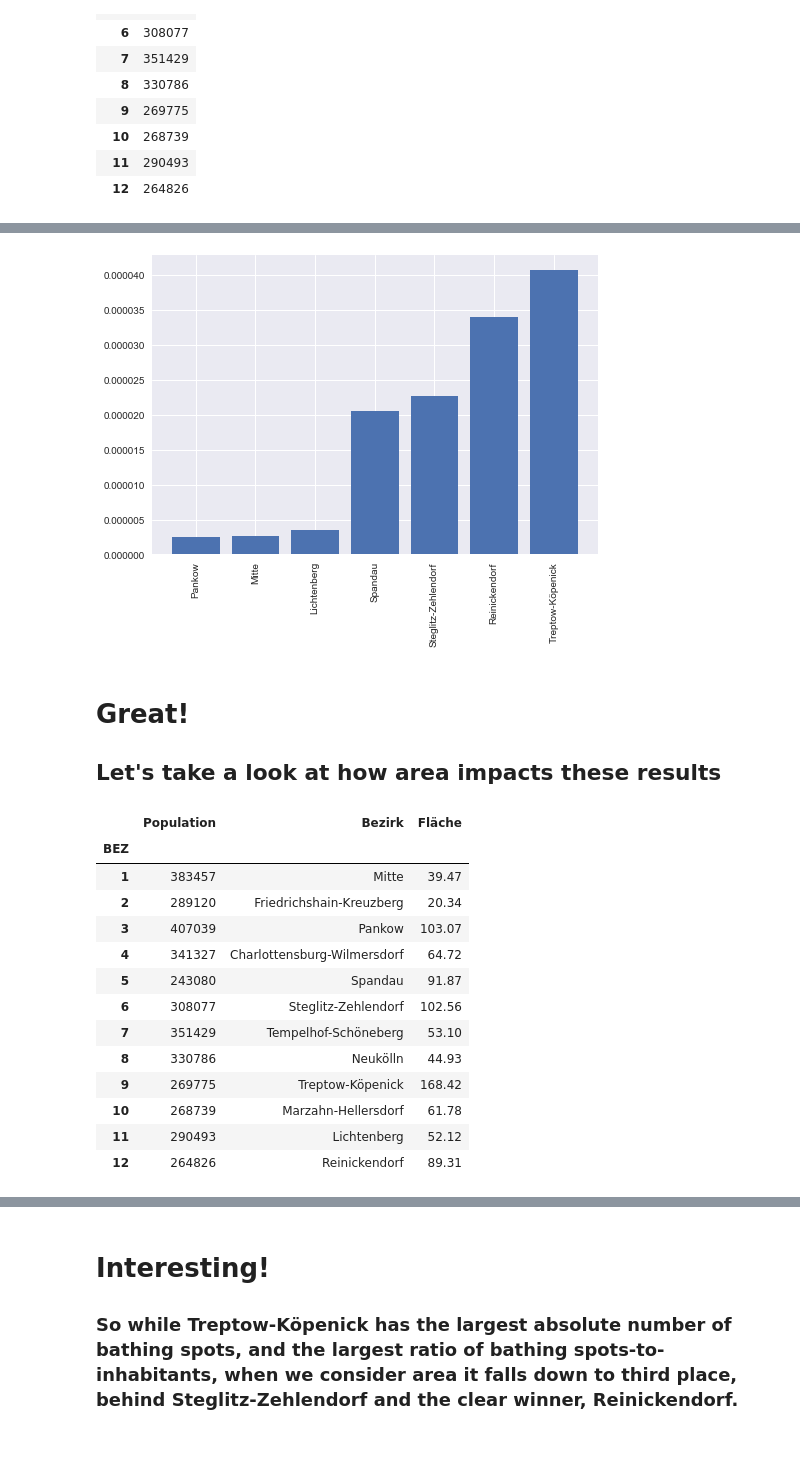
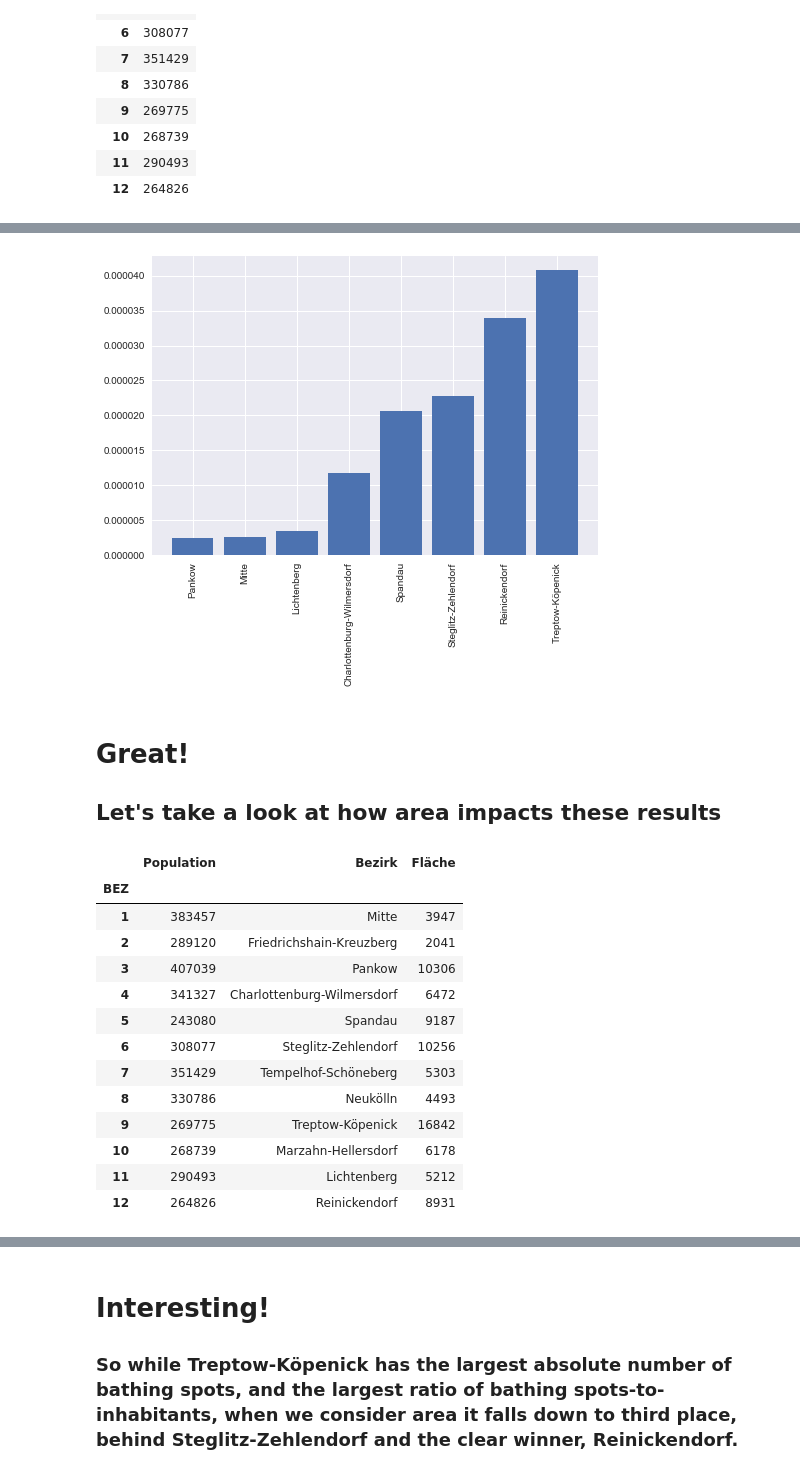
Before and after one commit to thecraigd/Badestellen, a Jupyter notebook: Badestellen.ipynb, the cells around one changed output, grey strips where cells are left out. Cells and saved outputs as stored; diff of their text form; code cells hidden in the pictures; blank space fills up the shorter version.

```diff
--- a/Badestellen.ipynb
+++ b/Badestellen.ipynb
@@ -207,7 +207,7 @@ display(einwohner_sum)
 # those, in the correct order. Using the info sourced from https://de.wikipedia.org/wiki/Verwaltungsgliederung_Berlins
 # I created just such a list!
 
-bezirke = ['Mitte', 'Friedrichshain-Kreuzberg', 'Pankow', 'Charlottensburg-Wilmersdorf', 'Spandau', 'Steglitz-Zehlendorf', 'Tempelhof-Schöneberg', 'Neukölln', 'Treptow-Köpenick', 'Marzahn-Hellersdorf', 'Lichtenberg', 'Reinickendorf']
+bezirke = ['Mitte', 'Friedrichshain-Kreuzberg', 'Pankow', 'Charlottenburg-Wilmersdorf', 'Spandau', 'Steglitz-Zehlendorf', 'Tempelhof-Schöneberg', 'Neukölln', 'Treptow-Köpenick', 'Marzahn-Hellersdorf', 'Lichtenberg', 'Reinickendorf']
 
 # Let's add this list as a new column to our DataFrame, and rename the 'E_E' column to something more meaningful while
 # we're at it
@@ -270,37 +272,37 @@ plt.xticks(rotation=90)
 
 plt.show()
 # %% [output]
-[figure, old version]
+[figure, new version]
 # %% [markdown]
 # Great!
 ## Let's take a look at how area impacts these results
 # %%
 # We can source the area (Fläche, in German) information from a number of places - the easiest being https://de.wikipedia.org/wiki/Berlin
 
 # Let's make that into a list, ordered by the standard order for the districts of Berlin
-area = [39.47, 20.34, 103.07, 64.72, 91.87, 102.56, 53.10, 44.93, 168.42, 61.78, 52.12, 89.31]
+area = [3947, 2041, 10306, 6472, 9187, 10256, 5303, 4493, 16842, 6178, 5212, 8931]
 
 # Now we can make a copy of einwohner_sum from earlier, and add this list as a column
-einwohner_area = einwohner_sum
+einwohner_area = einwohner_sum.copy()
 einwohner_area['Fläche'] = area
 
 
 display(einwohner_area)
 # %% [output]
 |  | Population | Bezirk | Fläche |
 | BEZ |  |  |  |
-| 1 | 383457 | Mitte | 39.47 |
-| 2 | 289120 | Friedrichshain-Kreuzberg | 20.34 |
-| 3 | 407039 | Pankow | 103.07 |
-| 4 | 341327 | Charlottensburg-Wilmersdorf | 64.72 |
-| 5 | 243080 | Spandau | 91.87 |
-| 6 | 308077 | Steglitz-Zehlendorf | 102.56 |
-| 7 | 351429 | Tempelhof-Schöneberg | 53.10 |
-| 8 | 330786 | Neukölln | 44.93 |
-| 9 | 269775 | Treptow-Köpenick | 168.42 |
-| 10 | 268739 | Marzahn-Hellersdorf | 61.78 |
-| 11 | 290493 | Lichtenberg | 52.12 |
-| 12 | 264826 | Reinickendorf | 89.31 |
+| 1 | 383457 | Mitte | 3947 |
+| 2 | 289120 | Friedrichshain-Kreuzberg | 2041 |
+| 3 | 407039 | Pankow | 10306 |
+| 4 | 341327 | Charlottenburg-Wilmersdorf | 6472 |
+| 5 | 243080 | Spandau | 9187 |
+| 6 | 308077 | Steglitz-Zehlendorf | 10256 |
+| 7 | 351429 | Tempelhof-Schöneberg | 5303 |
+| 8 | 330786 | Neukölln | 4493 |
+| 9 | 269775 | Treptow-Köpenick | 16842 |
+| 10 | 268739 | Marzahn-Hellersdorf | 6178 |
+| 11 | 290493 | Lichtenberg | 5212 |
+| 12 | 264826 | Reinickendorf | 8931 |
 # %%
 # Now we do something very similar to before
 area_and_badestellen = pd.merge(stellen_pro_bezirk, einwohner_area, left_on='bezirk', right_on='Bezirk')
```
Also changed, not shown: parts of 7 cells of this notebook.
